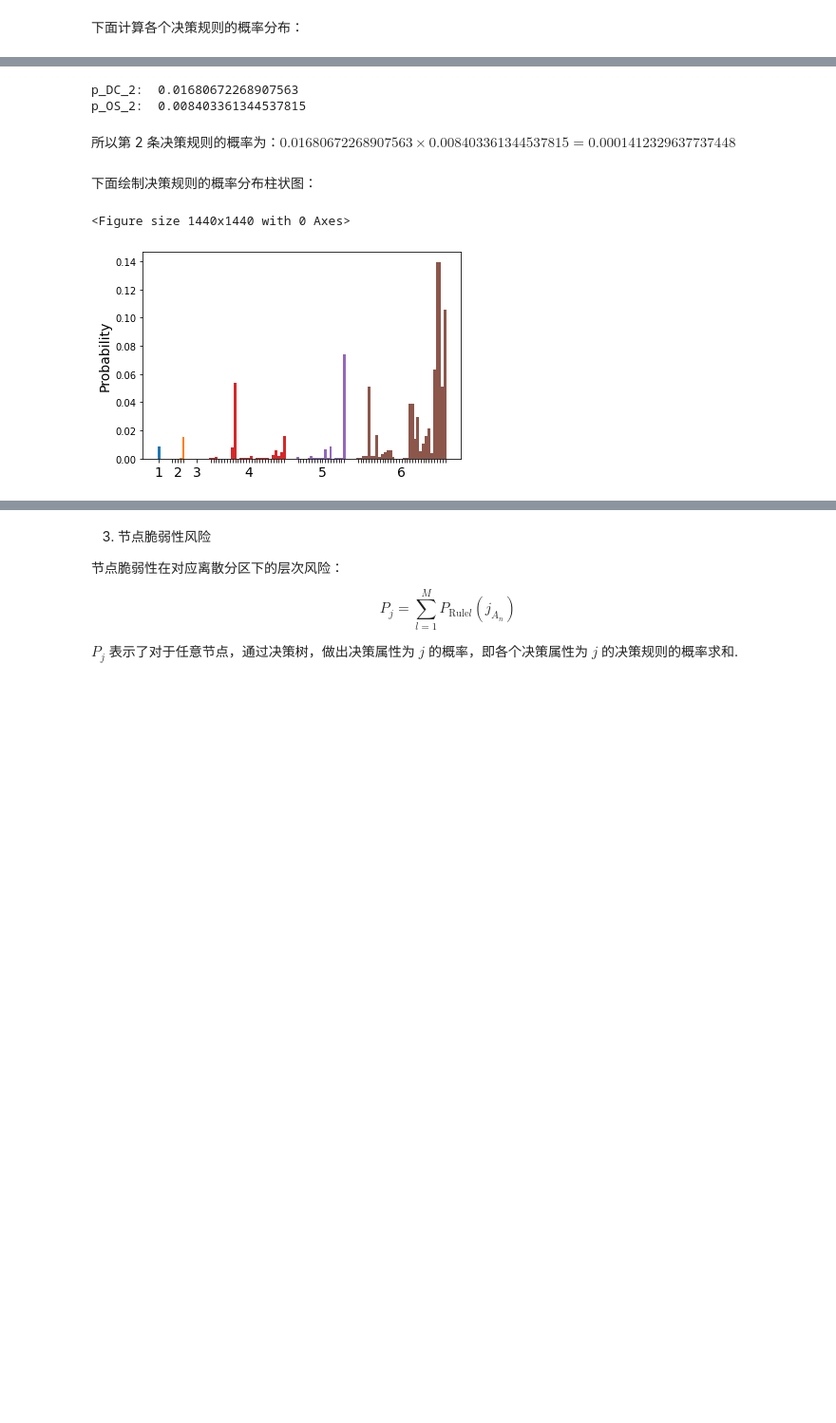
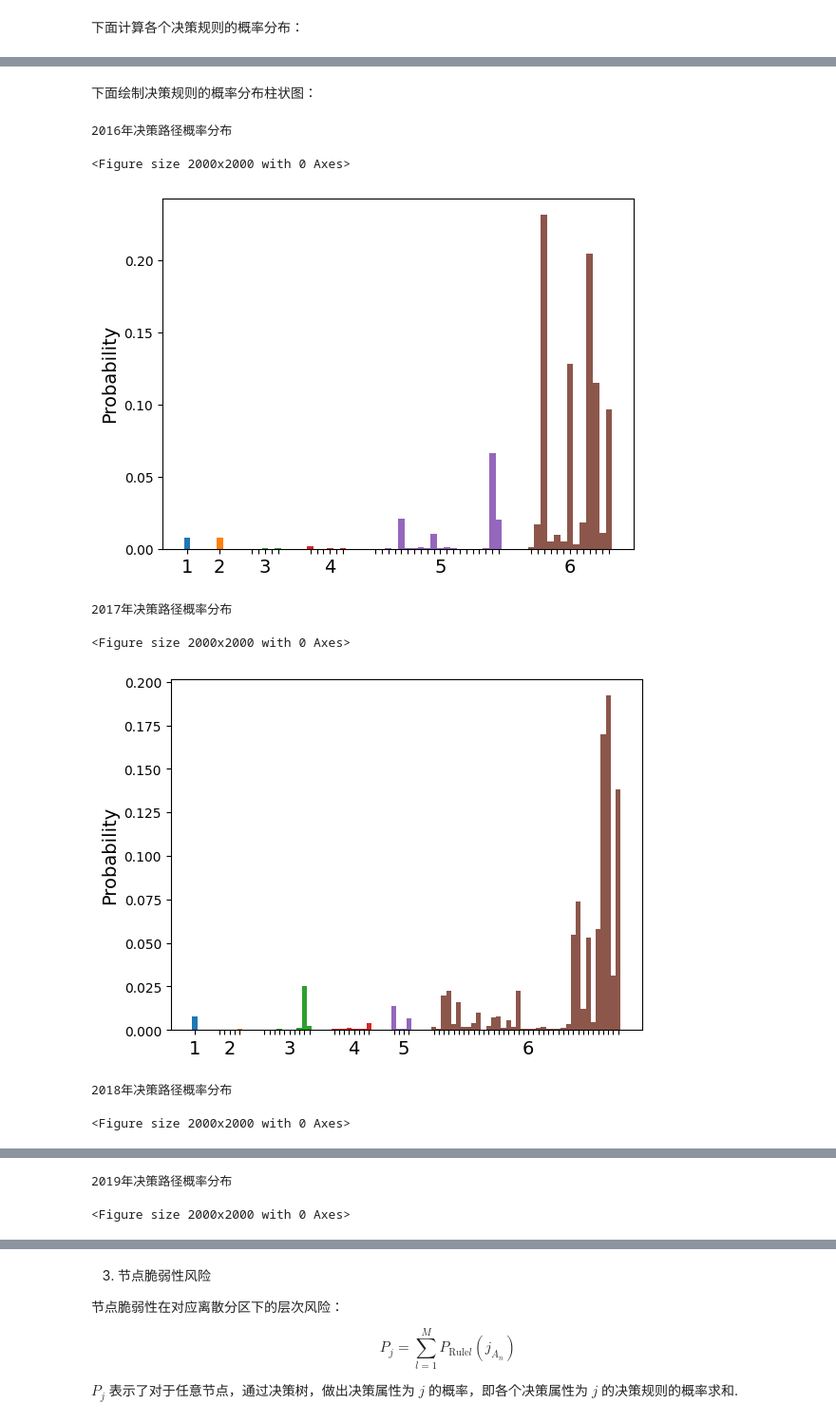
Before and after one commit to iLnezoH/cooper-trade, a Jupyter notebook: report.ipynb, the cells around one changed output, grey strips where cells are left out. Shown at 95% size. Saved outputs shown, nothing was run; the diff lists cells and outputs as text; code cells hidden in the pictures; blank space fills up the shorter version.

```diff
--- a/report.ipynb
+++ b/report.ipynb
@@ -243,0 +224,5 @@ save_decision_tree(decision_tree, 'outputs/decision_tree.json')
+# %%
+for report in reports:
+    report.generate_decision_tree()
+    report.show_dt_accuracy()
+    report.save_decision_tree('outputs/decision_tree_' + report.name + '.json')
@@ -245,4 +238,7 @@ save_decision_tree(decision_tree, 'outputs/decision_tree.json')
 ![decistion_tree](outputs/decision_tree.png)
 # %% [markdown]
 根据决策树生成决策表：
+# %%
+for report in reports:
+    report.generate_decision_list()
 # %%
@@ -308,3 +276,6 @@ show_attributes_distribution(attributes)
+# %%
+for report in reports:
+    report.set_attribute_probability()
 # %% [markdown]
 2. 决策规则的概率分布
 
@@ -344,15 +291,19 @@ show_decision_probability(decision_list)
-# %%
-print('p_DC_2: ', attributes['DC']['p'][1])
-print('p_OS_2: ', attributes['OS']['p'][0])
-# %% [output]
-p_DC_2:  0.01680672268907563
-p_OS_2:  0.008403361344537815
-# %% [markdown]
-所以第 2 条决策规则的概率为：$0.01680672268907563 \times 0.008403361344537815 = 0.0001412329637737448$
+# %%
+for report in reports:
+    report.set_decision_probability()
+    # report.show_decision_probability(decision_list)
 # %% [markdown]
 下面绘制决策规则的概率分布柱状图：
-# %%
-decision_probability_bar(decision_list)
-# %% [output]
-<Figure size 1440x1440 with 0 Axes>
-[figure, removed]
+# %%
+for report in reports:
+    print(report.name + '年决策路径概率分布')
+    report.decision_probability_bar()
+# %% [output]
+2016年决策路径概率分布
+<Figure size 2000x2000 with 0 Axes>
+[figure, added]
+2017年决策路径概率分布
+<Figure size 2000x2000 with 0 Axes>
+[figure, added]
+2018年决策路径概率分布
+<Figure size 2000x2000 with 0 Axes>
@@ -358,0 +311,2 @@ decision_probability_bar(decision_list)
+2019年决策路径概率分布
+<Figure size 2000x2000 with 0 Axes>
```
Also changed, not shown: parts of 44 cells of this notebook, 12 other files.
